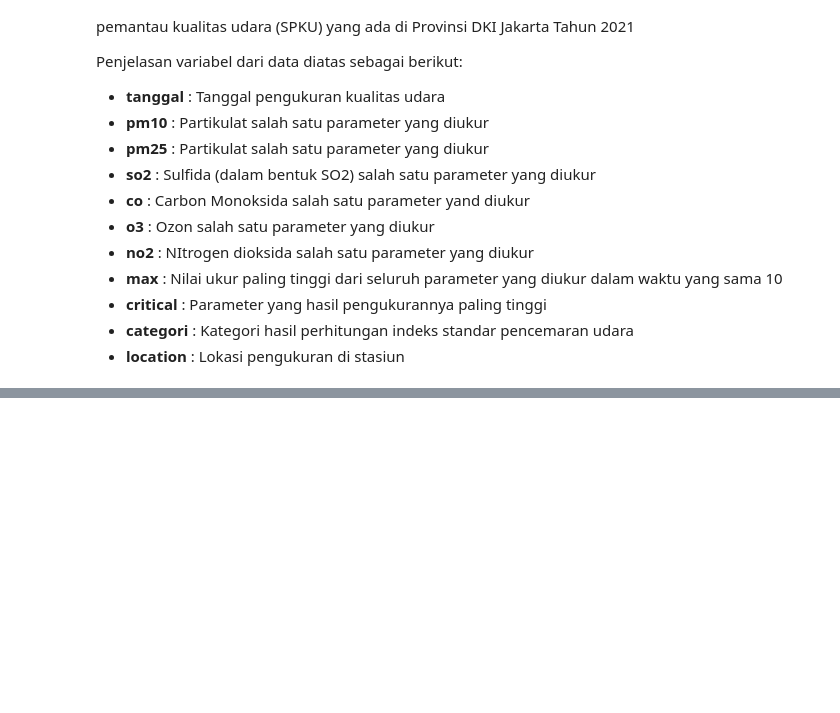
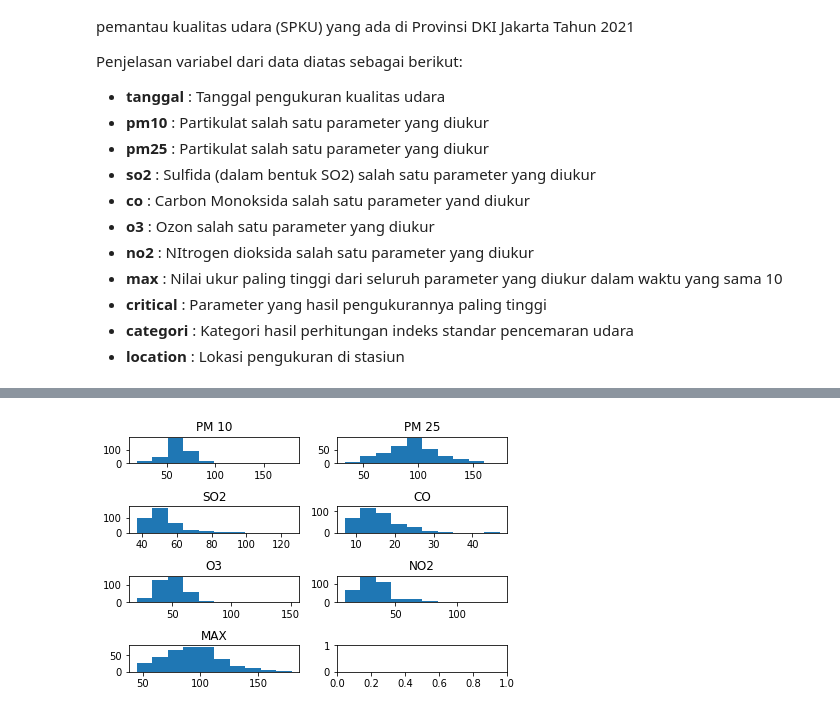
Before and after one commit to faisaladisoe/kasdd-lab, a Jupyter notebook: Lab 7/Lab_7_NN.ipynb, the cells around one changed output, grey strips where cells are left out. Saved outputs shown, nothing was run; the diff lists cells and outputs as text; code cells hidden in the pictures; blank space fills up the shorter version.

```diff
--- a/Lab 7/Lab_7_NN.ipynb
+++ b/Lab 7/Lab_7_NN.ipynb
@@ -571,0 +856,24 @@ Jawaban harus meliputi:
+# %%
+# Visualisasi dengan Bar Chart
+
+n_bins = 10
+fig, axs = plt.subplots(4, 2)
+axs[0,0].hist(dataset_polusi['pm10'], bins = n_bins);
+axs[0,0].set_title('PM 10');
+axs[0,1].hist(dataset_polusi['pm25'], bins = n_bins);
+axs[0,1].set_title('PM 25');
+axs[1,0].hist(dataset_polusi['so2'], bins = n_bins);
+axs[1,0].set_title('SO2');
+axs[1,1].hist(dataset_polusi['co'], bins = n_bins);
+axs[1,1].set_title('CO');
+axs[2,0].hist(dataset_polusi['o3'], bins = n_bins);
+axs[2,0].set_title('O3');
+axs[2,1].hist(dataset_polusi['no2'], bins = n_bins);
+axs[2,1].set_title('NO2');
+axs[3,0].hist(dataset_polusi['max'], bins = n_bins);
+axs[3,0].set_title('MAX');
+
+# Menambahkan sedikit spacing
+fig.tight_layout(pad=1.0);
+# %% [output]
+[figure, added]
```
Also changed, not shown: parts of 60 cells of this notebook.
